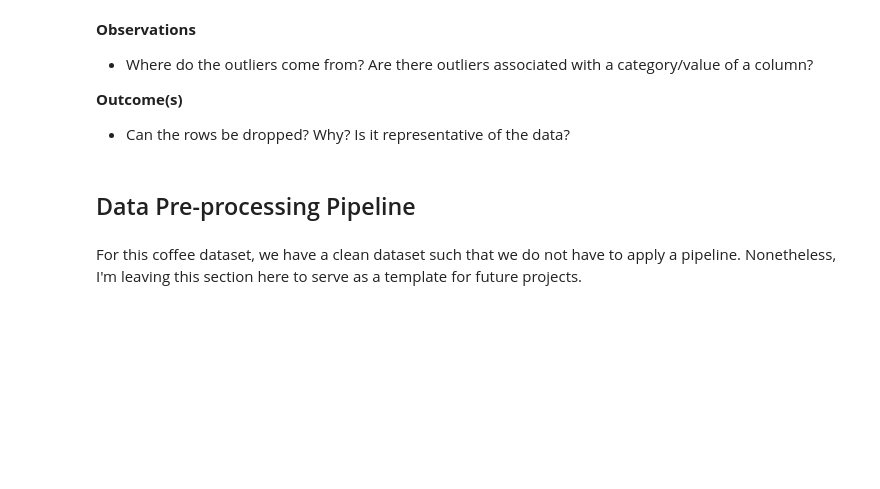
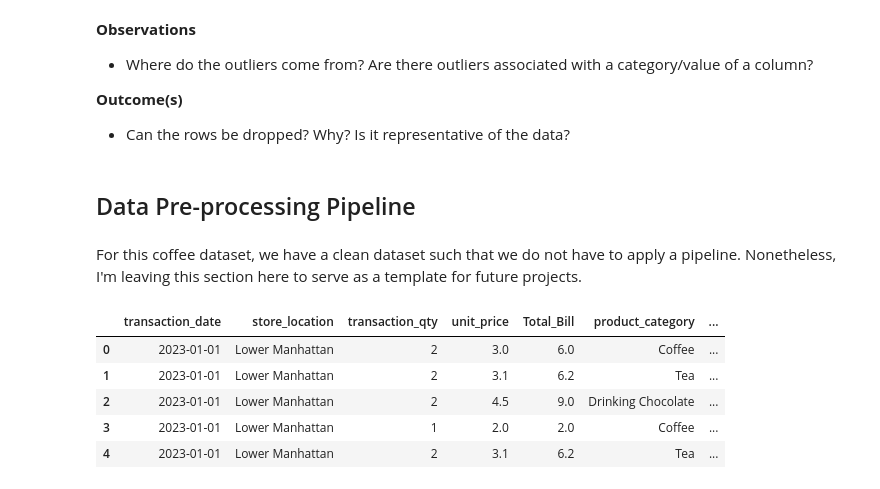
Before and after one commit to mlcuadra1/Coffee-Shop-EDA, a Jupyter notebook: notebooks/cleaning.ipynb, the cells around one changed output. Saved outputs shown, nothing was run; the diff lists cells and outputs as text; code cells hidden in the pictures; blank space fills up the shorter version.

```diff
--- a/notebooks/cleaning.ipynb
+++ b/notebooks/cleaning.ipynb
@@ -60,7 +60,7 @@ data.describe()
 **Outcome(s)**
 - Are there columns that need to be dropped because they serve no purpose? We can remove the `product_id` since `product_type` serves a better purpose.
 # %%
-data.drop(['transaction_id', 'product_id'], axis=1, inplace=True)
+data.drop(['transaction_id', 'transaction_time', 'store_id', 'product_id', 'Month', 'Day of Week'], axis=1, inplace=True)
 # %% [markdown]
 ### Missing Data
 # %%
@@ -111,6 +107,14 @@ dtype: int64
 For this coffee dataset, we have a clean dataset such that we do not have to apply a pipeline. Nonetheless, I'm leaving this section here to serve as a template for future projects.
 # %%
 data['transaction_date'] = pd.to_datetime(data['transaction_date'], format="mixed", dayfirst=True)
-data['transaction_time'] = pd.to_timedelta(data['transaction_time'])
 
 data.to_csv('../data/coffee_cleaned.csv', index=False)
+# %%
+data.head()
+# %% [output]
+|  | transaction_date | store_location | transaction_qty | unit_price | Total_Bill | product_category | ... |
+| 0 | 2023-01-01 | Lower Manhattan | 2 | 3.0 | 6.0 | Coffee | ... |
+| 1 | 2023-01-01 | Lower Manhattan | 2 | 3.1 | 6.2 | Tea | ... |
+| 2 | 2023-01-01 | Lower Manhattan | 2 | 4.5 | 9.0 | Drinking Chocolate | ... |
+| 3 | 2023-01-01 | Lower Manhattan | 1 | 2.0 | 2.0 | Coffee | ... |
+| 4 | 2023-01-01 | Lower Manhattan | 2 | 3.1 | 6.2 | Tea | ... |
```
Also changed, not shown: parts of 1 cell of this notebook, 2 other files.
